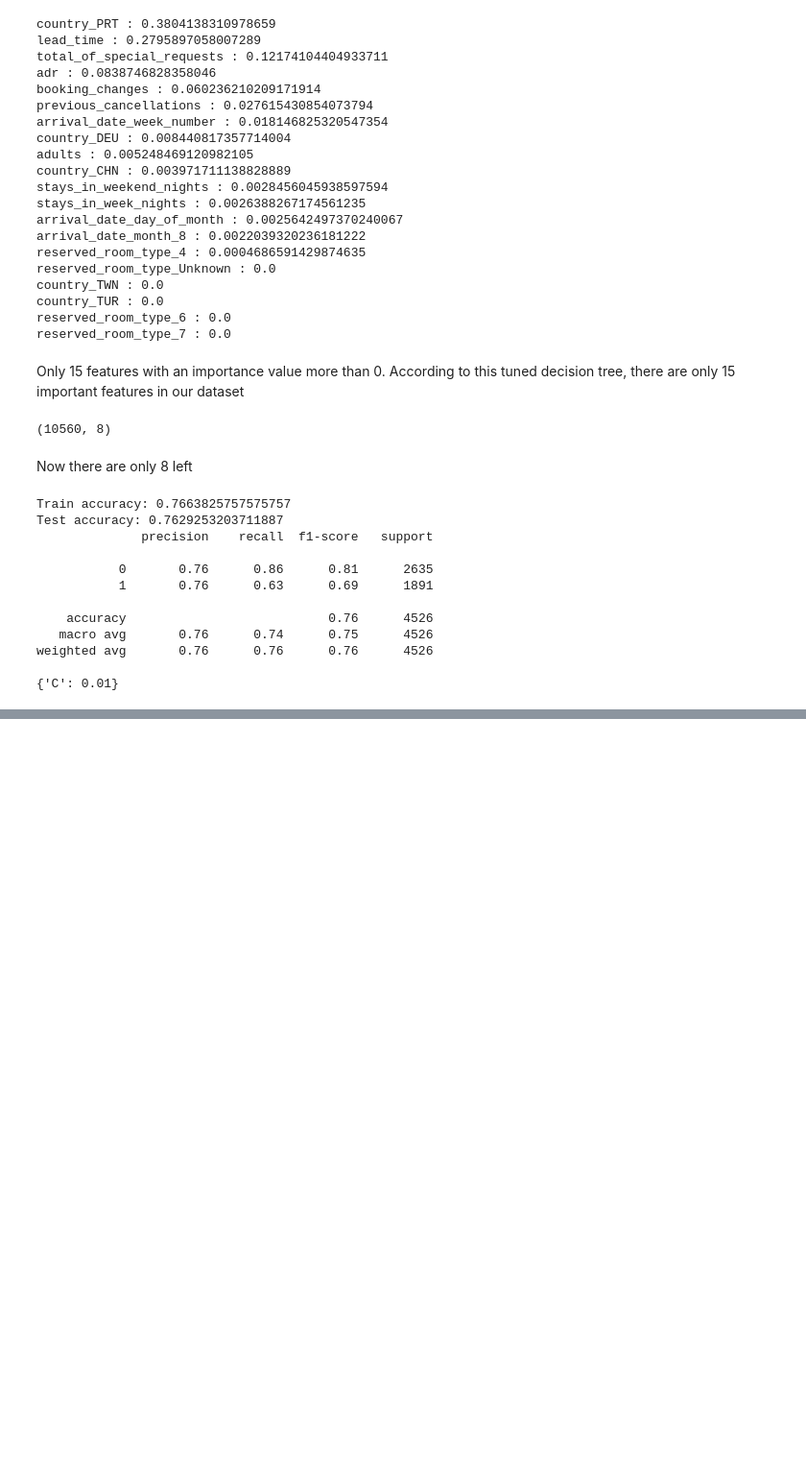
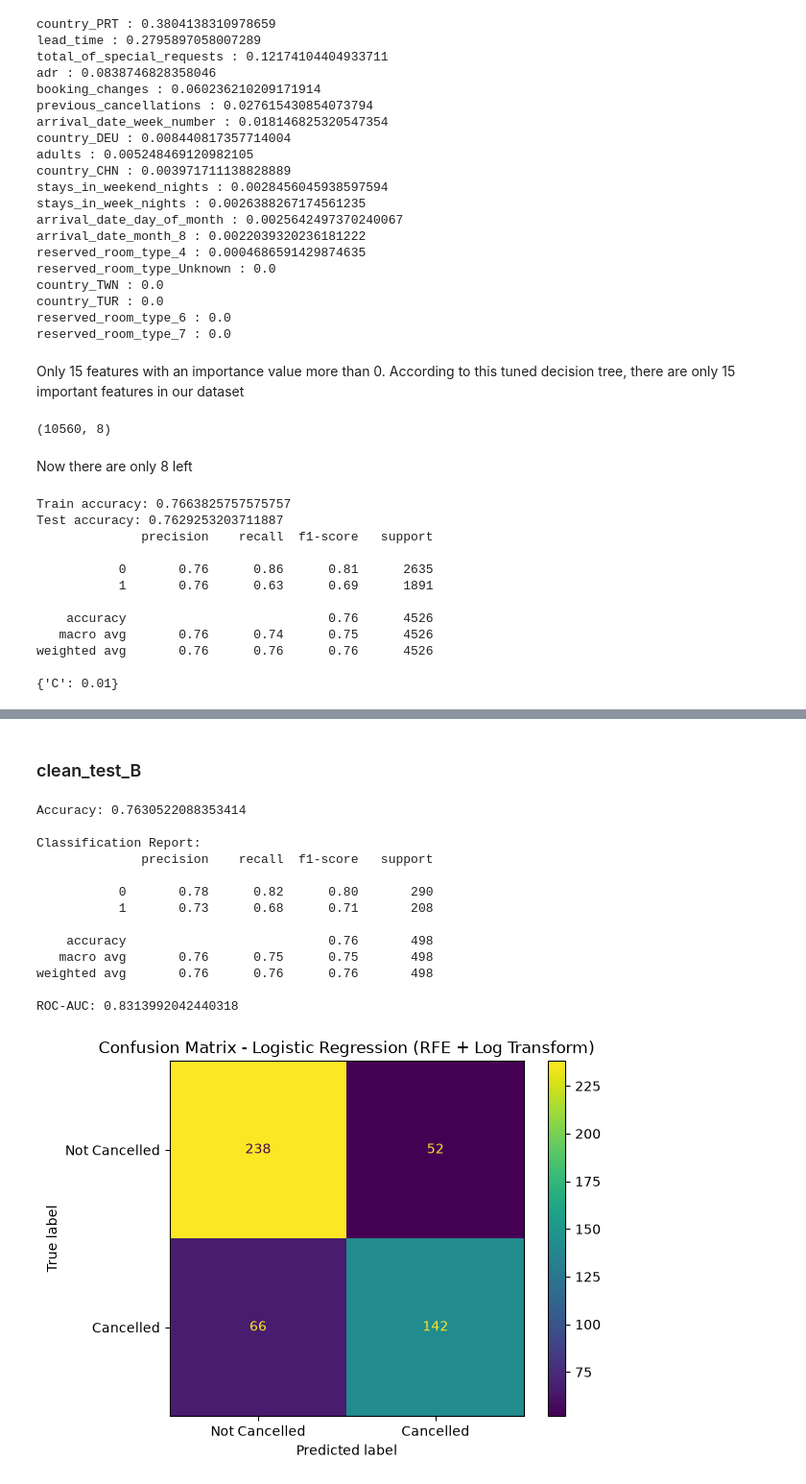
Before and after one commit to Matsuzaki-Yuta/CAB330_Assignment1, a Jupyter notebook: models/regression.ipynb, the cells around one changed output, grey strips where cells are left out. Shown at 96% size. Cells and saved outputs as stored; diff of their text form; code cells hidden in the pictures; blank space fills up the shorter version.

```diff
--- a/models/regression.ipynb
+++ b/models/regression.ipynb
@@ -544,0 +697,27 @@ weighted avg       0.76      0.76      0.76      4526
+# %% [markdown]
+### clean_test_B
+# %%
+evaluate_individual_dataset(
+    best_lr,
+    "../data/clean_test_B.csv",
+    scaler=best_scaler,
+    rfe=best_rfe,
+    skewed_cols=skewed_cols,
+    feature_columns=X_log.columns,
+    model_name="Logistic Regression (RFE + Log Transform)",
+)
+# %% [output]
+Accuracy: 0.7630522088353414
+
+Classification Report:
+              precision    recall  f1-score   support
+
+           0       0.78      0.82      0.80       290
+           1       0.73      0.68      0.71       208
+
+    accuracy                           0.76       498
+   macro avg       0.76      0.75      0.75       498
+weighted avg       0.76      0.76      0.76       498
+
+ROC-AUC: 0.8313992042440318
+[figure, added]
```
Also changed, not shown: parts of 20 cells of this notebook.
